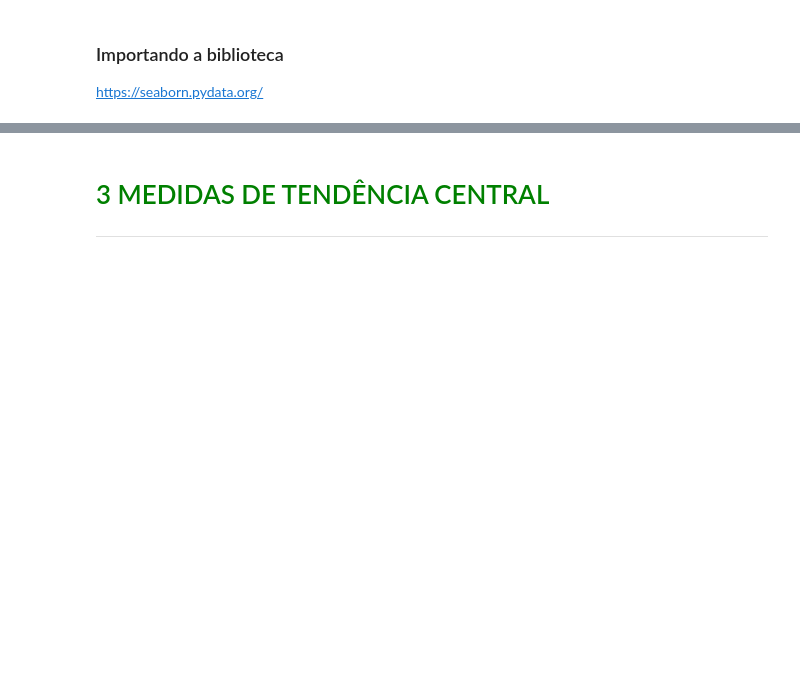
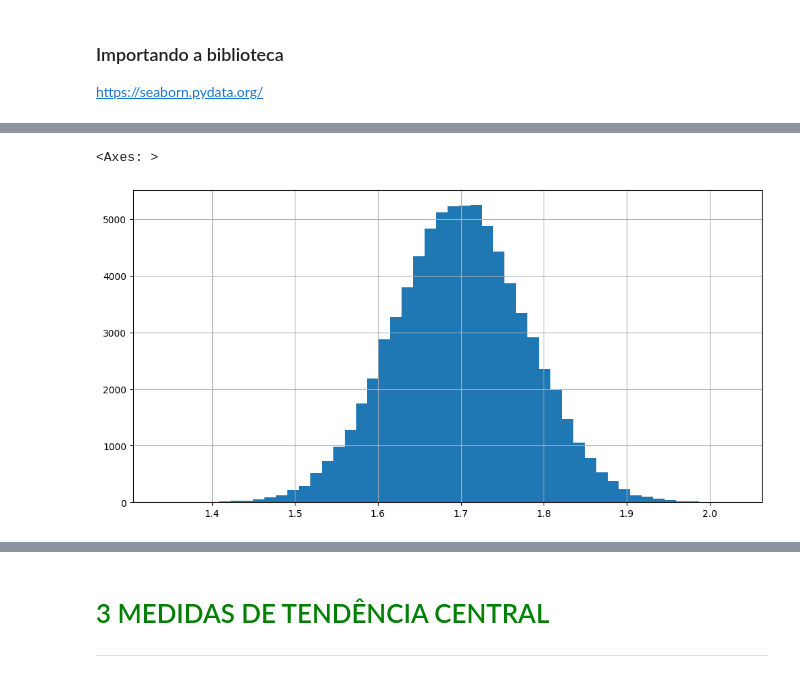
Before and after one commit to nailson13b/Data, a Jupyter notebook: Courses/03_Estatistica_com_Python/Curso_de_Estatística_Parte_1.ipynb, the cells around one changed output, grey strips where cells are left out. Drawn from its saved outputs; the diff is of its cells as text; code cells hidden in the pictures; blank space fills up the shorter version.

```diff
--- a/Courses/03_Estatistica_com_Python/Curso_de_Estatística_Parte_1.ipynb
+++ b/Courses/03_Estatistica_com_Python/Curso_de_Estatística_Parte_1.ipynb
@@ -427,0 +535,5 @@ https://seaborn.pydata.org/
+# %%
+dados['Altura'].hist(bins=50, figsize=(12, 6))
+# %% [output]
+<Axes: >
+[figure, added]
```
Also changed, not shown: parts of 13 cells of this notebook.
